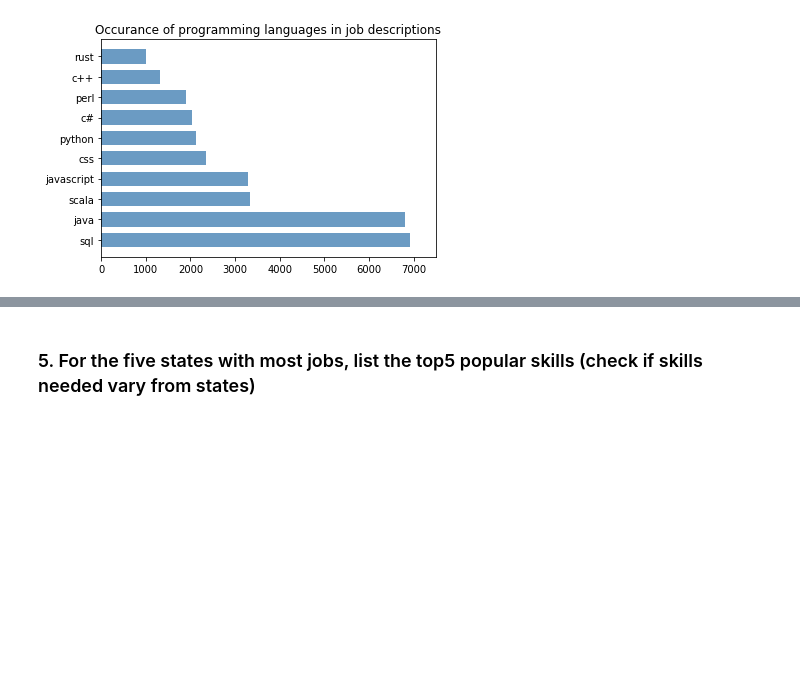
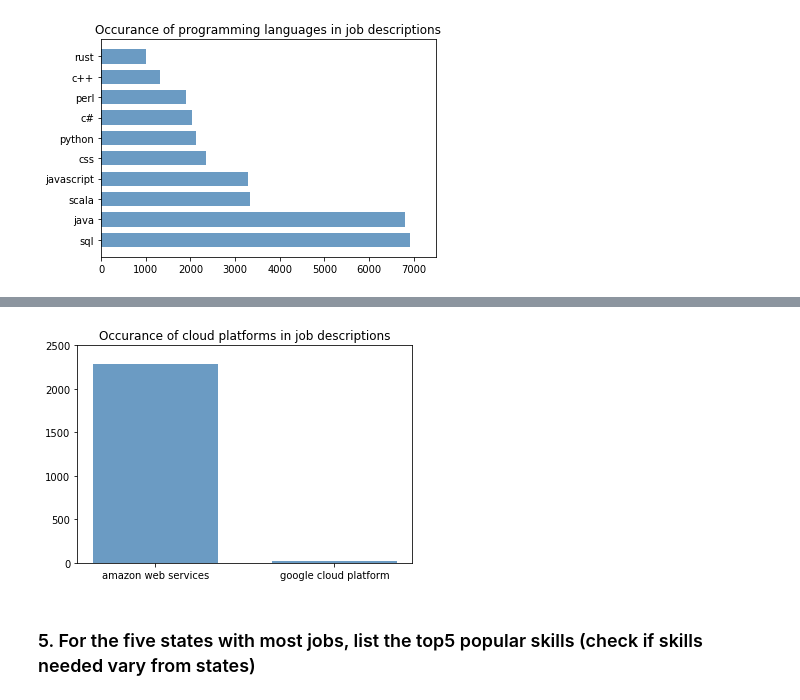
Before and after one commit to Leona-Hu/Skill-Finder, a Jupyter notebook: Skill_Finder_Analysis.ipynb, the cells around one changed output, grey strips where cells are left out. Saved outputs shown, nothing was run; the diff lists cells and outputs as text; code cells hidden in the pictures; blank space fills up the shorter version.

```diff
--- a/Skill_Finder_Analysis.ipynb
+++ b/Skill_Finder_Analysis.ipynb
@@ -283,0 +249,3 @@ plt.show()
+# %%
+cloud_platform = ['google cloud platform', 'amazon web services', 'aws']
+cloud_platform_label, cloud_platform_cnt = count_skill(cloud_platform)
@@ -284,3 +261,15 @@ plt.show()
+# %%
+plt.figure()
+plt.bar(range(2), cloud_platform_cnt, width=0.7, color='steelblue', alpha=0.8)
+plt.xticks(range(2), cloud_platform_label)
+plt.ylim(0,2500)
+plt.xlabel("")
+plt.title("Occurance of cloud platforms in job descriptions")
+# for x, y in enumerate(selects_job_num):
+#     plt.text(y + 0.2, x - 0.1, '%s' % y)
+plt.show()
+# %% [output]
+[figure, added]
 # %% [markdown]
 ### 5. For the five states with most jobs, list the top5 popular skills (check if skills needed vary from states)
 # %% [markdown]
```
Also changed, not shown: parts of 16 cells of this notebook.
